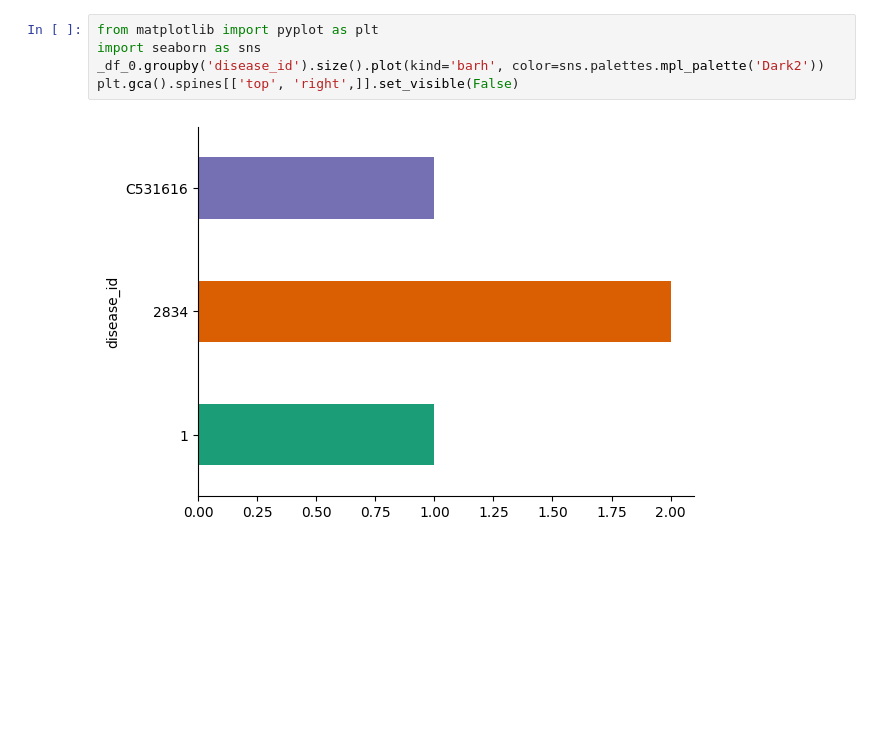
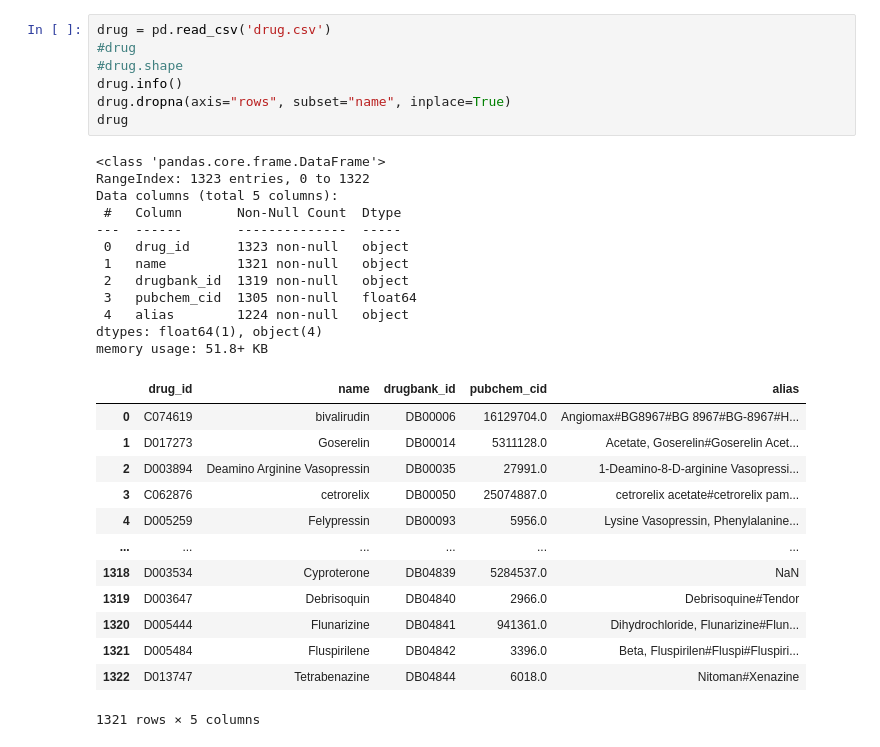
Before and after one commit to AlmaBasic/Predicting, a Jupyter notebook: Untitled01.ipynb, the cells around one changed output. Cells and saved outputs as stored; diff of their text form; blank space fills up the shorter version.

```diff
--- a/Untitled01.ipynb
+++ b/Untitled01.ipynb
@@ -58,10 +34,36 @@ _ = plt.ylabel('alias')
-# %%
-from matplotlib import pyplot as plt
-import seaborn as sns
-_df_0.groupby('disease_id').size().plot(kind='barh', color=sns.palettes.mpl_palette('Dark2'))
-plt.gca().spines[['top', 'right',]].set_visible(False)
-# %% [output]
-[figure, removed]
+# %%
+drug = pd.read_csv('drug.csv')
+#drug
+#drug.shape
+drug.info()
+drug.dropna(axis="rows", subset="name", inplace=True)
+drug
+# %% [output]
+<class 'pandas.core.frame.DataFrame'>
+RangeIndex: 1323 entries, 0 to 1322
+Data columns (total 5 columns):
+ #   Column       Non-Null Count  Dtype
+---  ------       --------------  -----
+ 0   drug_id      1323 non-null   object
+ 1   name         1321 non-null   object
+ 2   drugbank_id  1319 non-null   object
+ 3   pubchem_cid  1305 non-null   float64
+ 4   alias        1224 non-null   object
+dtypes: float64(1), object(4)
+memory usage: 51.8+ KB
+|  | drug_id | name | drugbank_id | pubchem_cid | alias |
+| 0 | C074619 | bivalirudin | DB00006 | 16129704.0 | Angiomax#BG8967#BG 8967#BG-8967#H... |
+| 1 | D017273 | Goserelin | DB00014 | 5311128.0 | Acetate, Goserelin#Goserelin Acet... |
+| 2 | D003894 | Deamino Arginine Vasopressin | DB00035 | 27991.0 | 1-Deamino-8-D-arginine Vasopressi... |
+| 3 | C062876 | cetrorelix | DB00050 | 25074887.0 | cetrorelix acetate#cetrorelix pam... |
+| 4 | D005259 | Felypressin | DB00093 | 5956.0 | Lysine Vasopressin, Phenylalanine... |
+| ... | ... | ... | ... | ... | ... |
+| 1318 | D003534 | Cyproterone | DB04839 | 5284537.0 | NaN |
+| 1319 | D003647 | Debrisoquin | DB04840 | 2966.0 | Debrisoquine#Tendor |
+| 1320 | D005444 | Flunarizine | DB04841 | 941361.0 | Dihydrochloride, Flunarizine#Flun... |
+| 1321 | D005484 | Fluspirilene | DB04842 | 3396.0 | Beta, Fluspirilen#Fluspi#Fluspiri... |
+| 1322 | D013747 | Tetrabenazine | DB04844 | 6018.0 | Nitoman#Xenazine |
+1321 rows × 5 columns
 # %%
 association = pd.read_csv('drug-disease association.csv')
 #association
```
Also changed, not shown: parts of 4 cells of this notebook.
